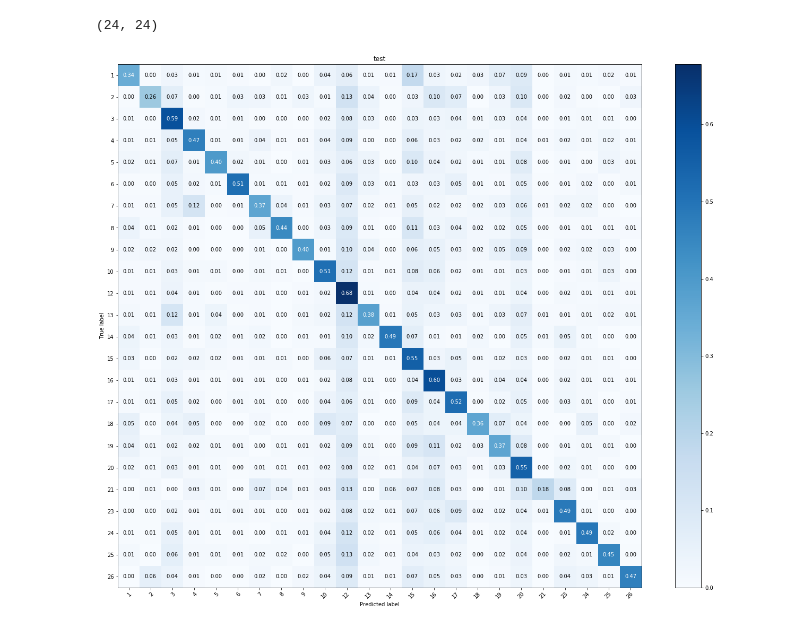
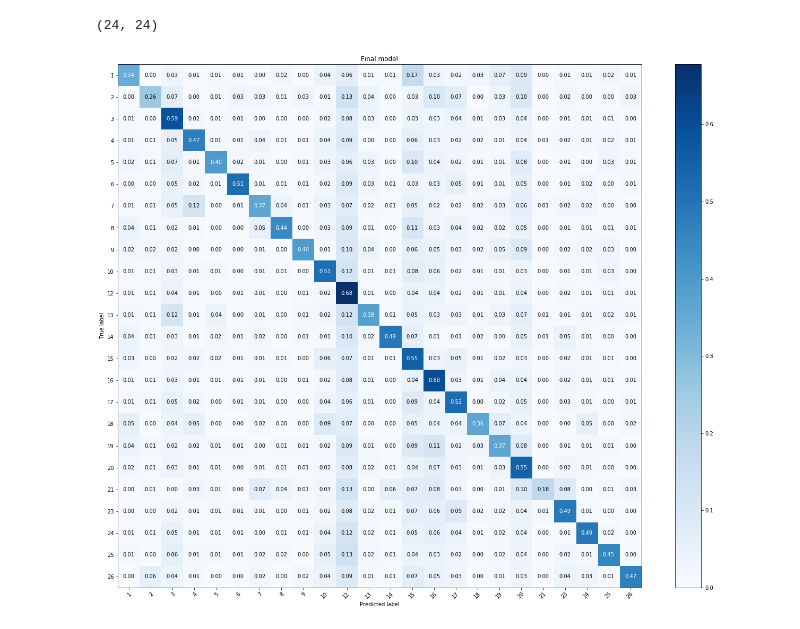
Before and after one commit to nmfoss/DAT620_delivered, a Jupyter notebook: modeling.ipynb, the cells around one changed output. Drawn from its saved outputs; the diff is of its cells as text; code cells hidden in the pictures.

Commit message:
finalizing

```diff
--- a/modeling.ipynb
+++ b/modeling.ipynb
@@ -294,7 +294,7 @@ display(loaded_results.sort_values(by=['Precision','Accuracy'], ascending=False)
 # %%
 loaded_results.sort_values(by=['Precision','Accuracy'], ascending=False).groupby('Sampler').head(2)
 # %%
-testy = mt.plot_cf(preds_validation['validation_y'], preds_validation['preds'][0], title = 'test')
+testy = mt.plot_cf(preds_validation['validation_y'], preds_validation['preds'][0], title = 'Final model')
 # %% [output]
 (24, 24)
-[figure, old version]
+[figure, new version]
```
Also changed, not shown: 2 other files.
